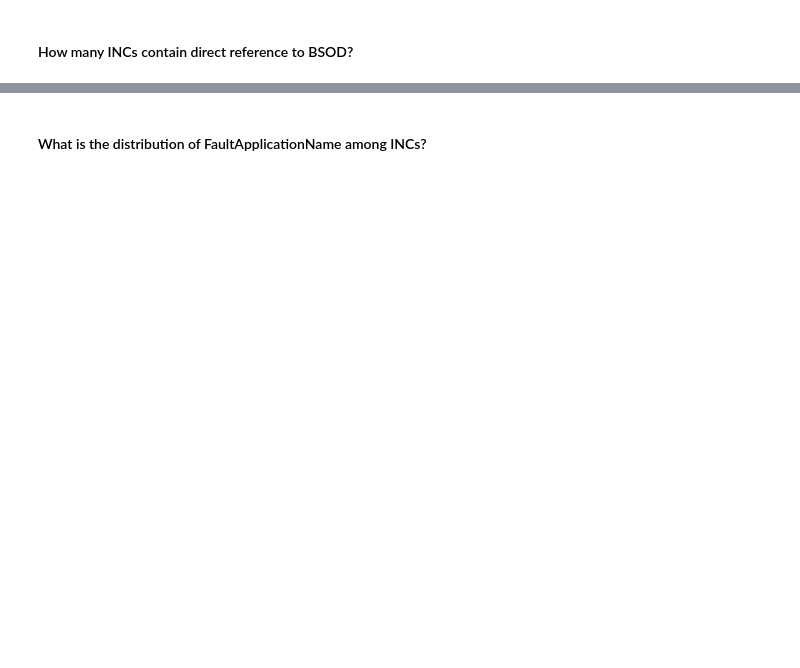
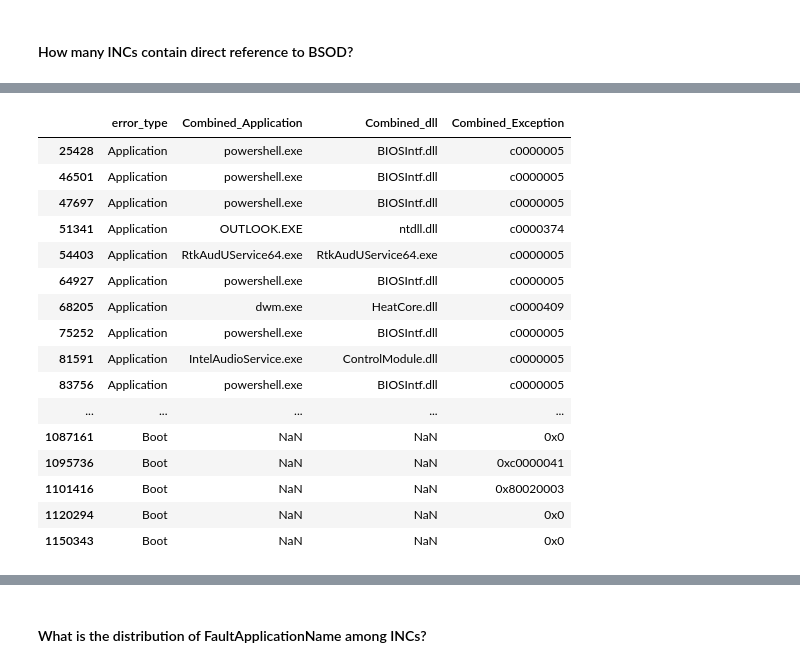
Before and after one commit to redgerly-umich/capstone_ff, a Jupyter notebook: DataCleaning/combine_4_error_types.ipynb, the cells around one changed output, grey strips where cells are left out. Saved outputs shown, nothing was run; the diff lists cells and outputs as text; code cells hidden in the pictures; blank space fills up the shorter version.

```diff
--- a/DataCleaning/combine_4_error_types.ipynb
+++ b/DataCleaning/combine_4_error_types.ipynb
@@ -448,3 +506,21 @@ len(df[df['short_description_NER'].str.contains("(?i)Blue Screen|BSOD|[Dd]eath")
 # %%
-df[df['short_description_NER'].str.contains("(?i)Blue Screen|BSOD|[Dd]eath")].drop_duplicates('number', keep='first')['error_type'].hist()
+df.dropna(subset='short_description_NER')[(df.dropna(subset='short_description_NER')['short_description_NER'].str.contains("(?i)Blue Screen|BSOD|[Dd]eath"))].drop_duplicates('number', keep='first')[['error_type', 'Combined_Application', 'Combined_dll', 'Combined_Exception']]
+# %% [output]
+|  | error_type | Combined_Application | Combined_dll | Combined_Exception |
+| 25428 | Application | powershell.exe | BIOSIntf.dll | c0000005 |
+| 46501 | Application | powershell.exe | BIOSIntf.dll | c0000005 |
+| 47697 | Application | powershell.exe | BIOSIntf.dll | c0000005 |
+| 51341 | Application | OUTLOOK.EXE | ntdll.dll | c0000374 |
+| 54403 | Application | RtkAudUService64.exe | RtkAudUService64.exe | c0000005 |
+| 64927 | Application | powershell.exe | BIOSIntf.dll | c0000005 |
+| 68205 | Application | dwm.exe | HeatCore.dll | c0000409 |
+| 75252 | Application | powershell.exe | BIOSIntf.dll | c0000005 |
+| 81591 | Application | IntelAudioService.exe | ControlModule.dll | c0000005 |
+| 83756 | Application | powershell.exe | BIOSIntf.dll | c0000005 |
+| ... | ... | ... | ... | ... |
+| 1087161 | Boot | NaN | NaN | 0x0 |
+| 1095736 | Boot | NaN | NaN | 0xc0000041 |
+| 1101416 | Boot | NaN | NaN | 0x80020003 |
+| 1120294 | Boot | NaN | NaN | 0x0 |
+| 1150343 | Boot | NaN | NaN | 0x0 |
 # %%
```
Also changed, not shown: parts of 91 cells of this notebook.
